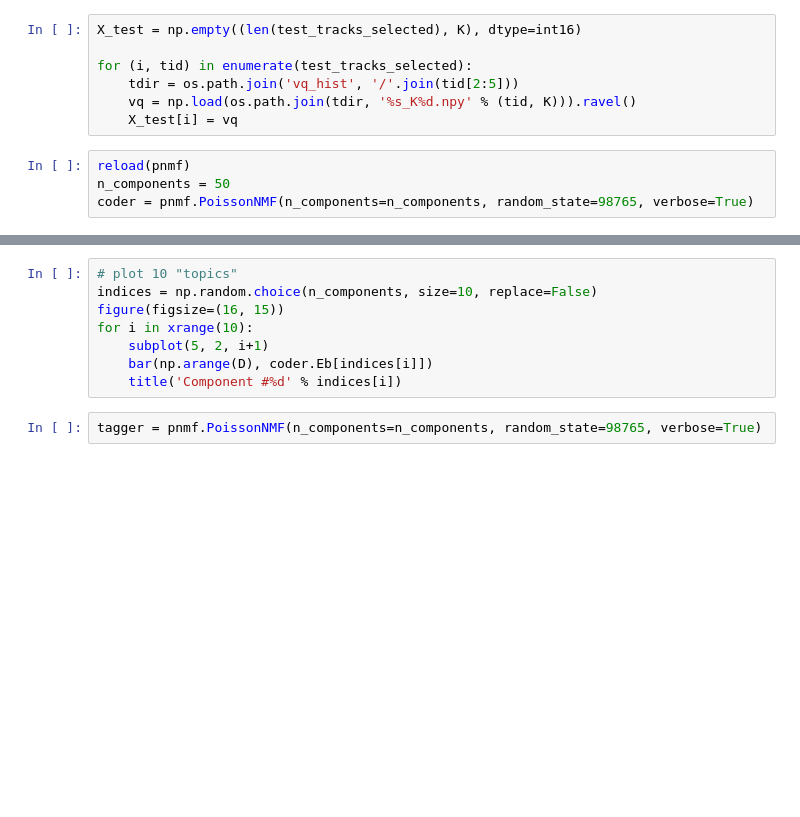
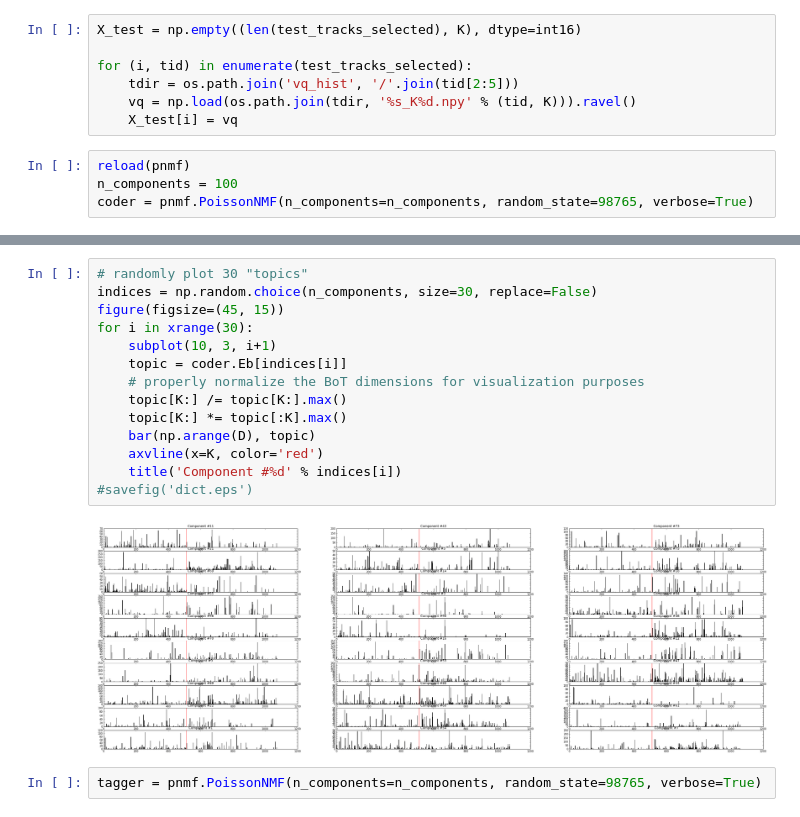
Before and after one commit to dawenl/stochastic_PMF, a Jupyter notebook: code/msd_rec/tagging.ipynb, the cells around one changed output, grey strips where cells are left out. Cells and saved outputs as stored; diff of their text form; blank space fills up the shorter version.

```diff
--- a/code/msd_rec/tagging.ipynb
+++ b/code/msd_rec/tagging.ipynb
@@ -82,7 +87,7 @@ for (i, tid) in enumerate(test_tracks_selected):
     X_test[i] = vq
 # %%
 reload(pnmf)
-n_components = 50
+n_components = 100
 coder = pnmf.PoissonNMF(n_components=n_components, random_state=98765, verbose=True)
 # %%
 coder.fit(X)
@@ -89,11 +114,19 @@ coder.fit(X)
 # %%
-# plot 10 "topics"
-indices = np.random.choice(n_components, size=10, replace=False)
-figure(figsize=(16, 15))
-for i in xrange(10):
-    subplot(5, 2, i+1)
-    bar(np.arange(D), coder.Eb[indices[i]])
+# randomly plot 30 "topics"
+indices = np.random.choice(n_components, size=30, replace=False)
+figure(figsize=(45, 15))
+for i in xrange(30):
+    subplot(10, 3, i+1)
+    topic = coder.Eb[indices[i]]
+    # properly normalize the BoT dimensions for visualization purposes
+    topic[K:] /= topic[K:].max()
+    topic[K:] *= topic[:K].max()
+    bar(np.arange(D), topic)
+    axvline(x=K, color='red')
     title('Component #%d' % indices[i])
+#savefig('dict.eps')
+# %% [output]
+[figure, added]
 # %%
 tagger = pnmf.PoissonNMF(n_components=n_components, random_state=98765, verbose=True)
 # %%
```
Also changed, not shown: parts of 15 cells of this notebook, 1 other file.
